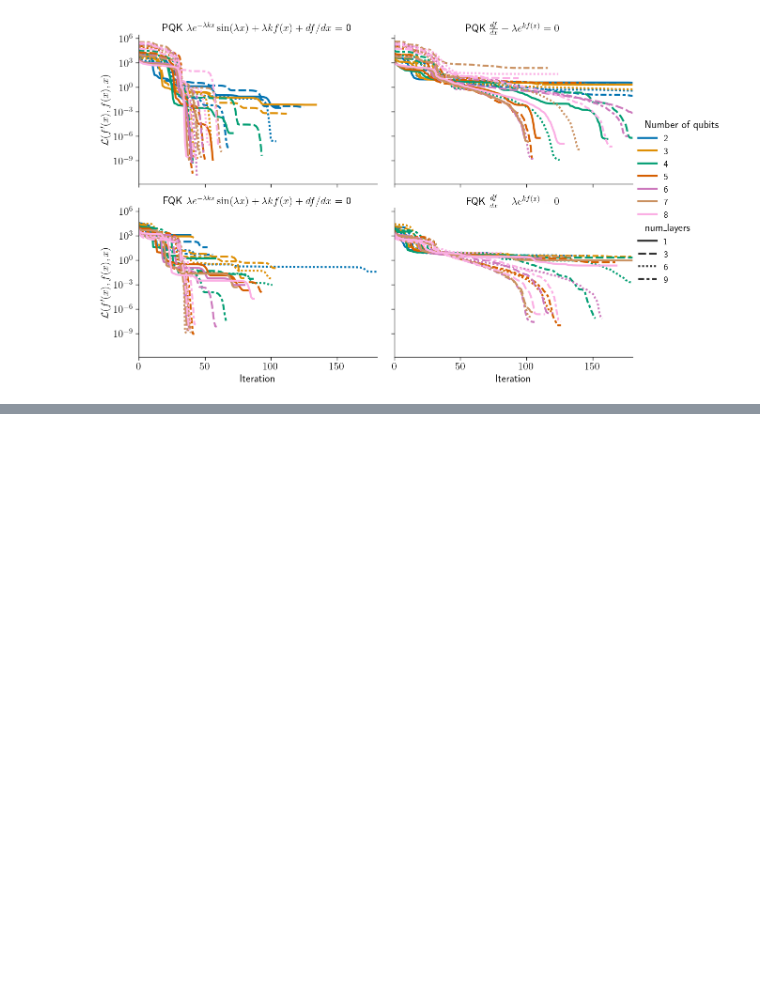
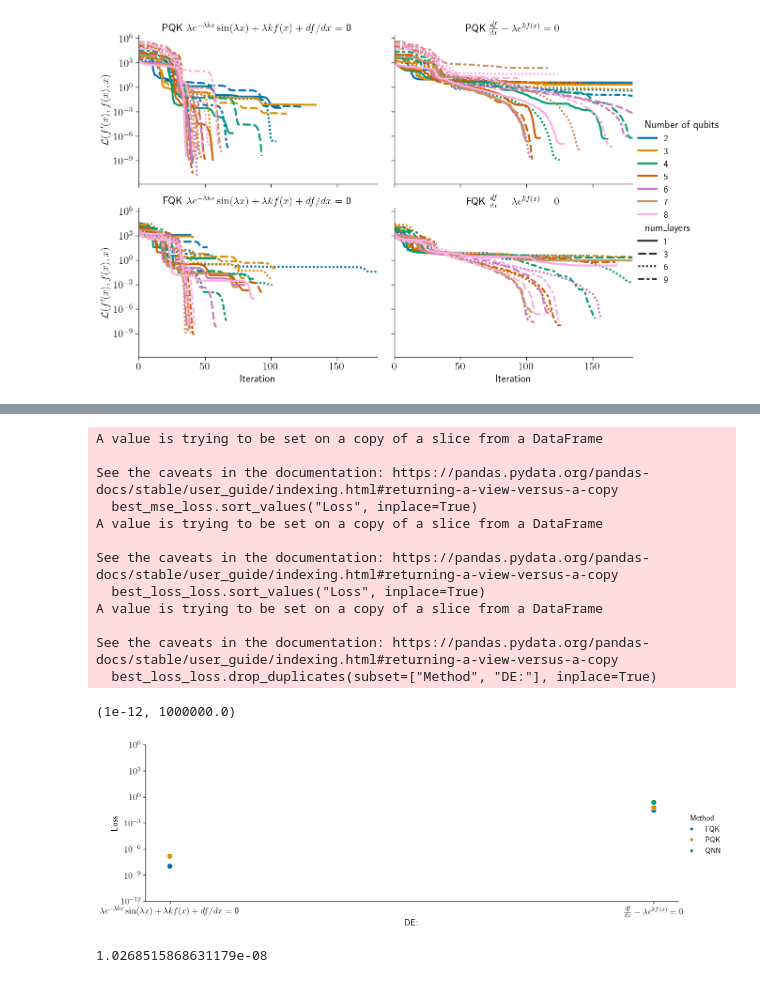
Before and after one commit to rupof/KernelDE, a Jupyter notebook: plotting_notebooks/local_plot_QNN_vs_QK.ipynb, the cells around one changed output, grey strips where cells are left out. Saved outputs shown, nothing was run; the diff lists cells and outputs as text; code cells hidden in the pictures; blank space fills up the shorter version.

```diff
--- a/plotting_notebooks/local_plot_QNN_vs_QK.ipynb
+++ b/plotting_notebooks/local_plot_QNN_vs_QK.ipynb
@@ -308,0 +414,71 @@ plt.tight_layout()
+# %%
+#make a relplot, showing the smallest value of the loss function for each method and loss function as a funtion of the number of qubits
+sns.set_context("paper", rc={"font.size":14,"axes.titlesize":16,"axes.labelsize":16,
+                             "legend.fontsize":14, "xtick.labelsize":16,
+                             "ytick.labelsize":16, "legend.title_fontsize":14,  'lines.linewidth': 3})
+
+#create array with best
+best_mse_loss = combined_df
+best_mse_loss = best_mse_loss[best_mse_loss["Type of Loss"] == mse_history_str]
+#sort by mse loss
+best_mse_loss.sort_values("Loss", inplace=True)
+best_mse_loss = best_mse_loss.fillna("Unnecessary")
+
+best_mse_loss.drop_duplicates(subset=["Method", "DE:"], inplace=True)
+
+best_loss_loss = combined_df
+best_loss_loss = best_loss_loss[best_loss_loss["Type of Loss"] == loss_history_str]
+best_loss_loss.sort_values("Loss", inplace=True)
+best_loss_loss.drop_duplicates(subset=["Method", "DE:"], inplace=True)
+
+
+
+
+g = sns.relplot(x="DE:", y="Loss",
+                data=best_mse_loss,
+                kind="scatter",
+                hue="Method",
+                hue_order=["FQK", "PQK", "QNN"],
+                height=5,  # Adjust the height as needed
+                aspect=3,
+                palette=palette,
+                s=100
+                )
+
+#g log scale
+#g title
+
+#plt.suptitle
+
+g.set_titles("{col_name} / {row_name}")
+g.set(yscale="log")
+
+
+#leg = g._legend
+
+plt.ylim(1e-12, 1e6)
+
+
+#leg.set_frame_on(True)
+
+#export with 400 dpi
+#plt.savefig("./DE_0_30_comparison.png", dpi=400)
+# %% [output]
+A value is trying to be set on a copy of a slice from a DataFrame
+
+See the caveats in the documentation: https://pandas.pydata.org/pandas-docs/stable/user_guide/indexing.html#returning-a-view-versus-a-copy
+  best_mse_loss.sort_values("Loss", inplace=True)
+A value is trying to be set on a copy of a slice from a DataFrame
+
+See the caveats in the documentation: https://pandas.pydata.org/pandas-docs/stable/user_guide/indexing.html#returning-a-view-versus-a-copy
+  best_loss_loss.sort_values("Loss", inplace=True)
+A value is trying to be set on a copy of a slice from a DataFrame
+
+See the caveats in the documentation: https://pandas.pydata.org/pandas-docs/stable/user_guide/indexing.html#returning-a-view-versus-a-copy
+  best_loss_loss.drop_duplicates(subset=["Method", "DE:"], inplace=True)
+(1e-12, 1000000.0)
+[figure, added]
+# %%
+best_mse_loss["Loss"].loc[29]
+# %% [output]
+1.0268515868631179e-08
```
Also changed, not shown: parts of 16 cells of this notebook, 11 other files.
